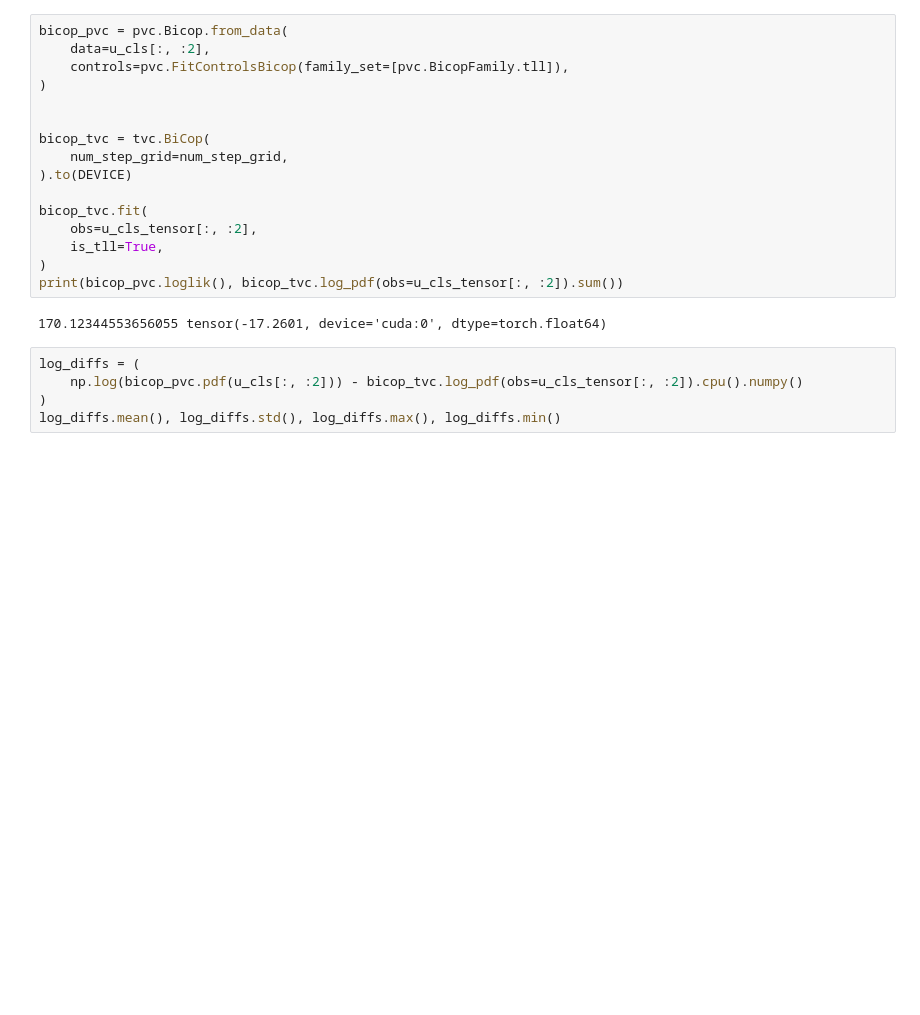
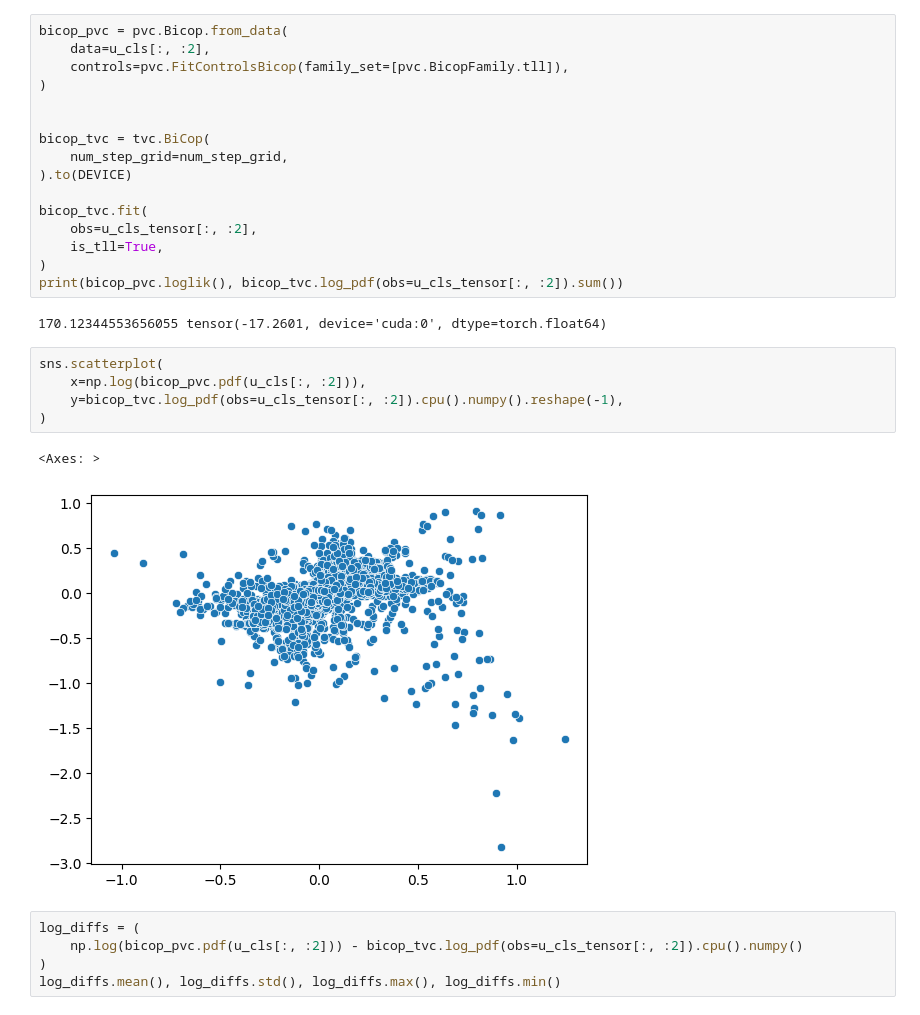
Before and after one commit to TY-Cheng/torchvinecopulib, a Jupyter notebook: examples/4_mnist.ipynb, the cells around one changed output. Saved outputs shown, nothing was run; the diff lists cells and outputs as text; blank space fills up the shorter version.

```diff
--- a/examples/4_mnist.ipynb
+++ b/examples/4_mnist.ipynb
@@ -342,6 +342,14 @@ bicop_tvc.fit(
 print(bicop_pvc.loglik(), bicop_tvc.log_pdf(obs=u_cls_tensor[:, :2]).sum())
 # %% [output]
 170.12344553656055 tensor(-17.2601, device='cuda:0', dtype=torch.float64)
+# %%
+sns.scatterplot(
+    x=np.log(bicop_pvc.pdf(u_cls[:, :2])),
+    y=bicop_tvc.log_pdf(obs=u_cls_tensor[:, :2]).cpu().numpy().reshape(-1),
+)
+# %% [output]
+<Axes: >
+[figure, added]
 # %%
 log_diffs = (
     np.log(bicop_pvc.pdf(u_cls[:, :2])) - bicop_tvc.log_pdf(obs=u_cls_tensor[:, :2]).cpu().numpy()
```
